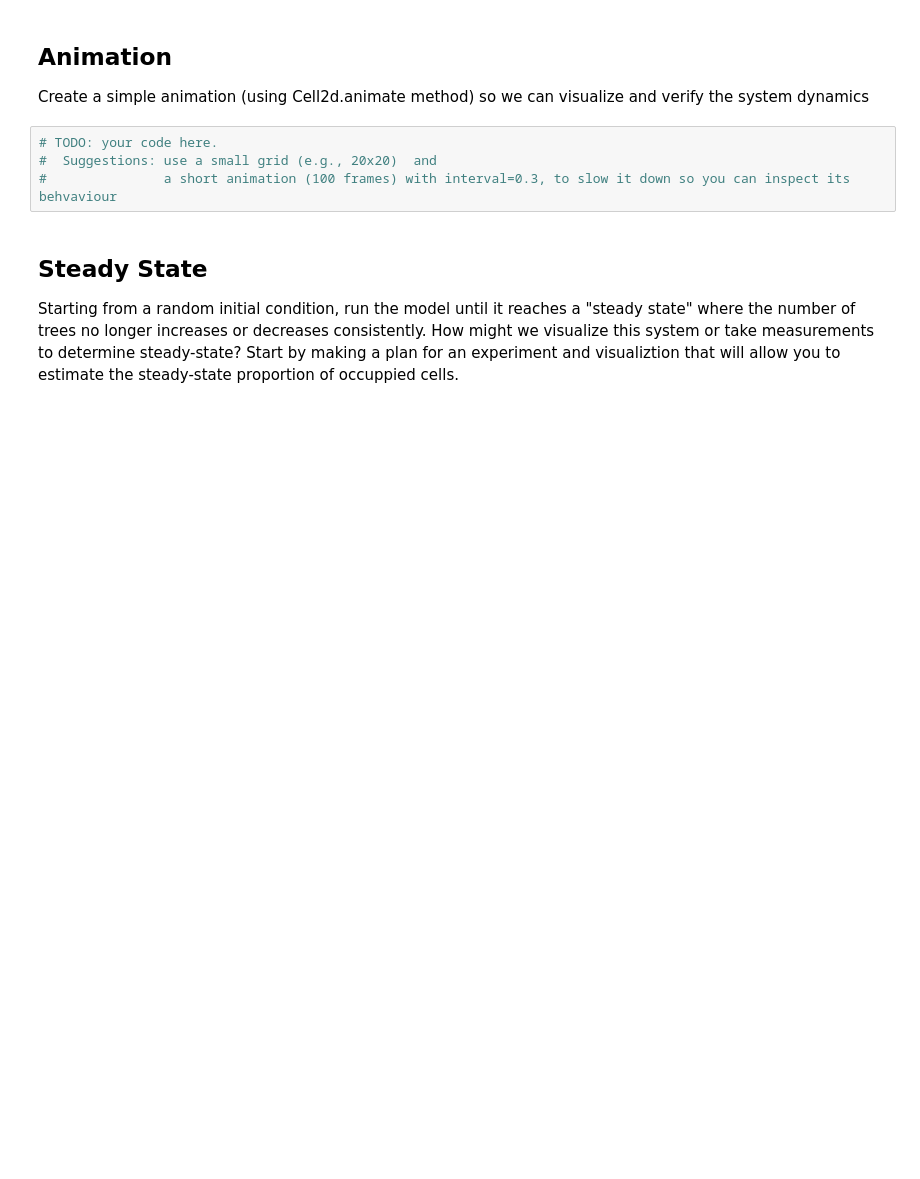
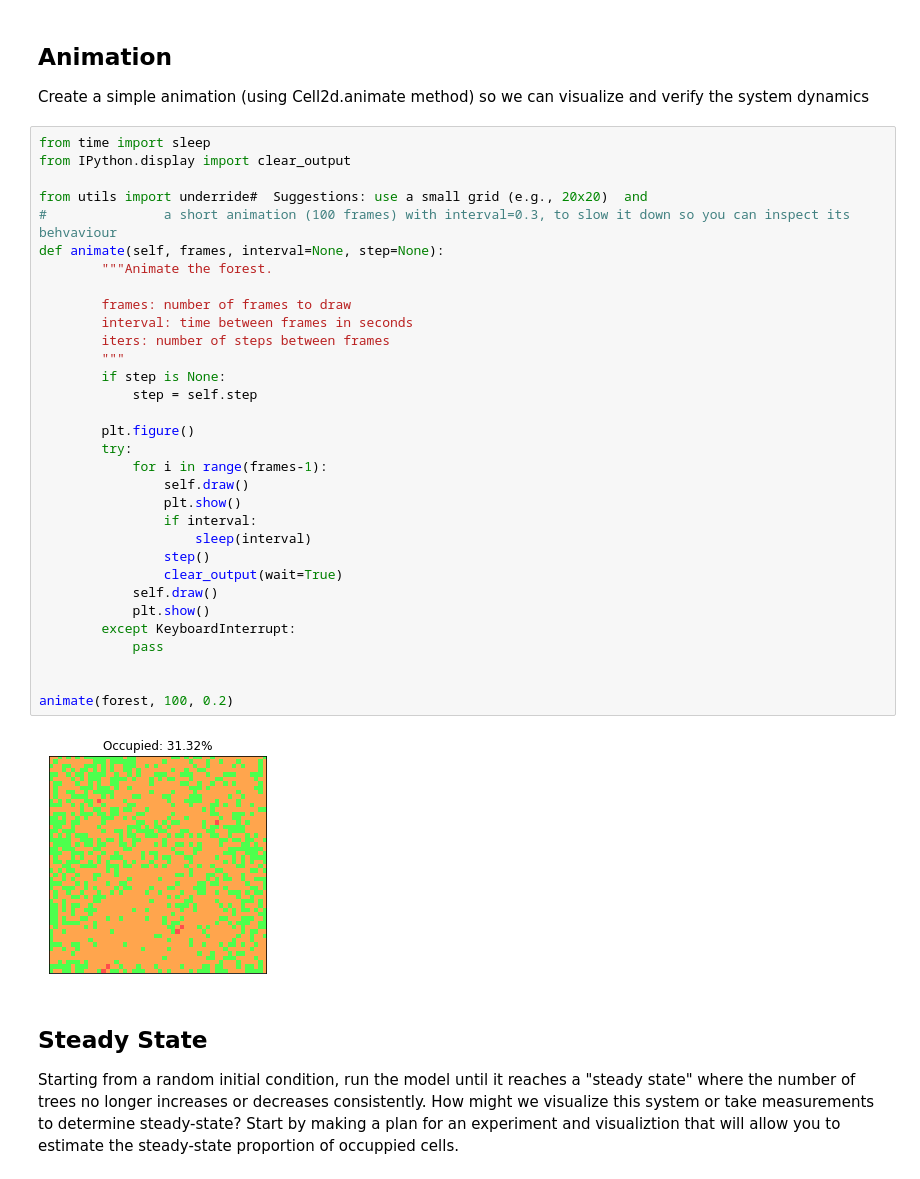
Before and after one commit to grahamswanston/cap-comp215, a Jupyter notebook: Graham_Swanston_final_lab07.ipynb, the cells around one changed output. Drawn from its saved outputs; the diff is of its cells as text; blank space fills up the shorter version.

```diff
--- a/Graham_Swanston_final_lab07.ipynb
+++ b/Graham_Swanston_final_lab07.ipynb
@@ -173,10 +186,40 @@ On fire? 44
 # %% [markdown]
 ## Animation
 Create a simple animation (using Cell2d.animate method) so we can visualize and verify the system dynamics
-# %%
-# TODO: your code here.
-#  Suggestions: use a small grid (e.g., 20x20)  and
-#               a short animation (100 frames) with interval=0.3, to slow it down so you can inspect its behvaviour
+# %%
+from time import sleep
+from IPython.display import clear_output
+
+from utils import underride#  Suggestions: use a small grid (e.g., 20x20)  and
+#               a short animation (100 frames) with interval=0.3, to slow it down so you can inspect its behvaviour
+def animate(self, frames, interval=None, step=None):
+        """Animate the forest.
+
+        frames: number of frames to draw
+        interval: time between frames in seconds
+        iters: number of steps between frames
+        """
+        if step is None:
+            step = self.step
+
+        plt.figure()
+        try:
+            for i in range(frames-1):
+                self.draw()
+                plt.show()
+                if interval:
+                    sleep(interval)
+                step()
+                clear_output(wait=True)
+            self.draw()
+            plt.show()
+        except KeyboardInterrupt:
+            pass
+
+
+animate(forest, 100, 0.2)
+# %% [output]
+[figure, added]
 # %% [markdown]
 ## Steady State
 Starting from a random initial condition, run the model until it reaches a "steady state" where the number of trees no longer increases or decreases consistently.
```
Also changed, not shown: parts of 4 cells of this notebook.
